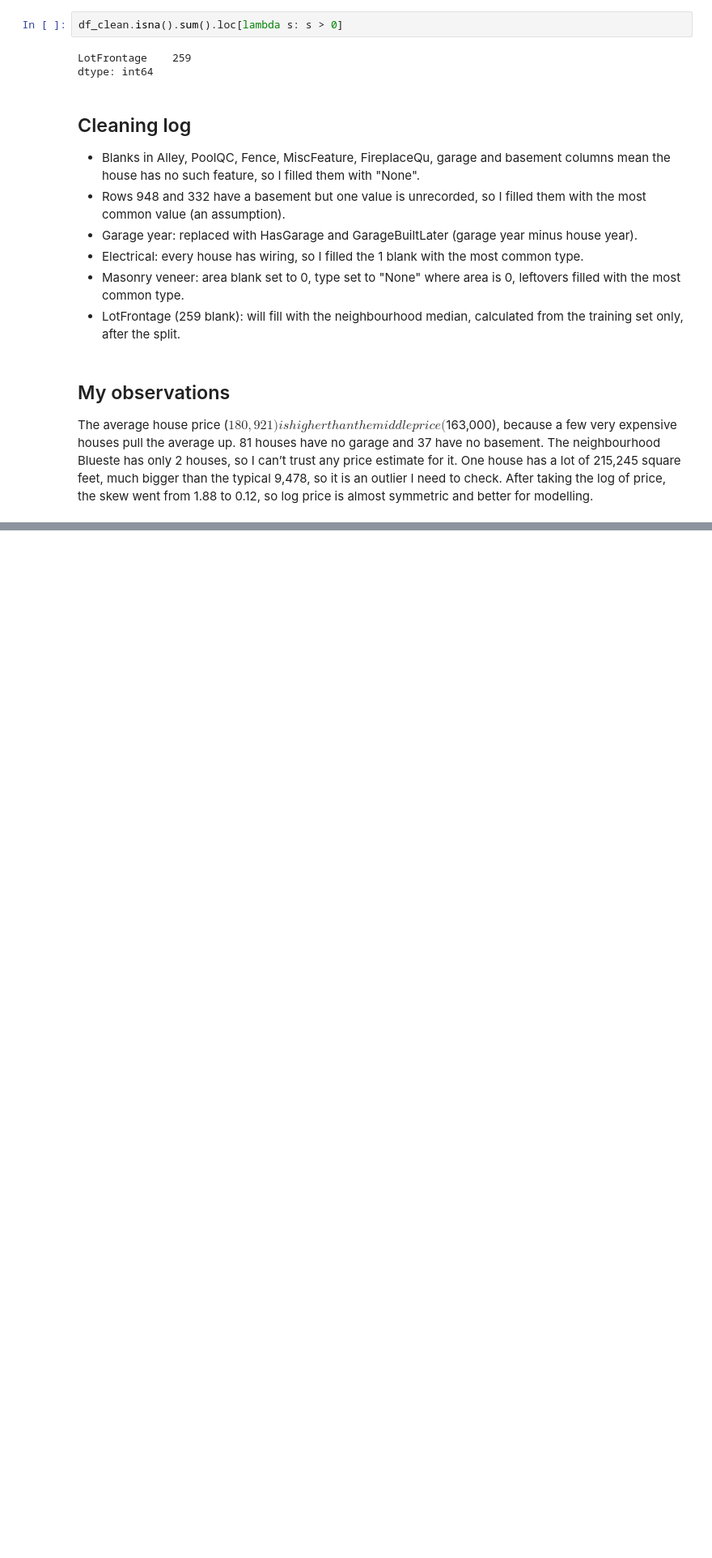
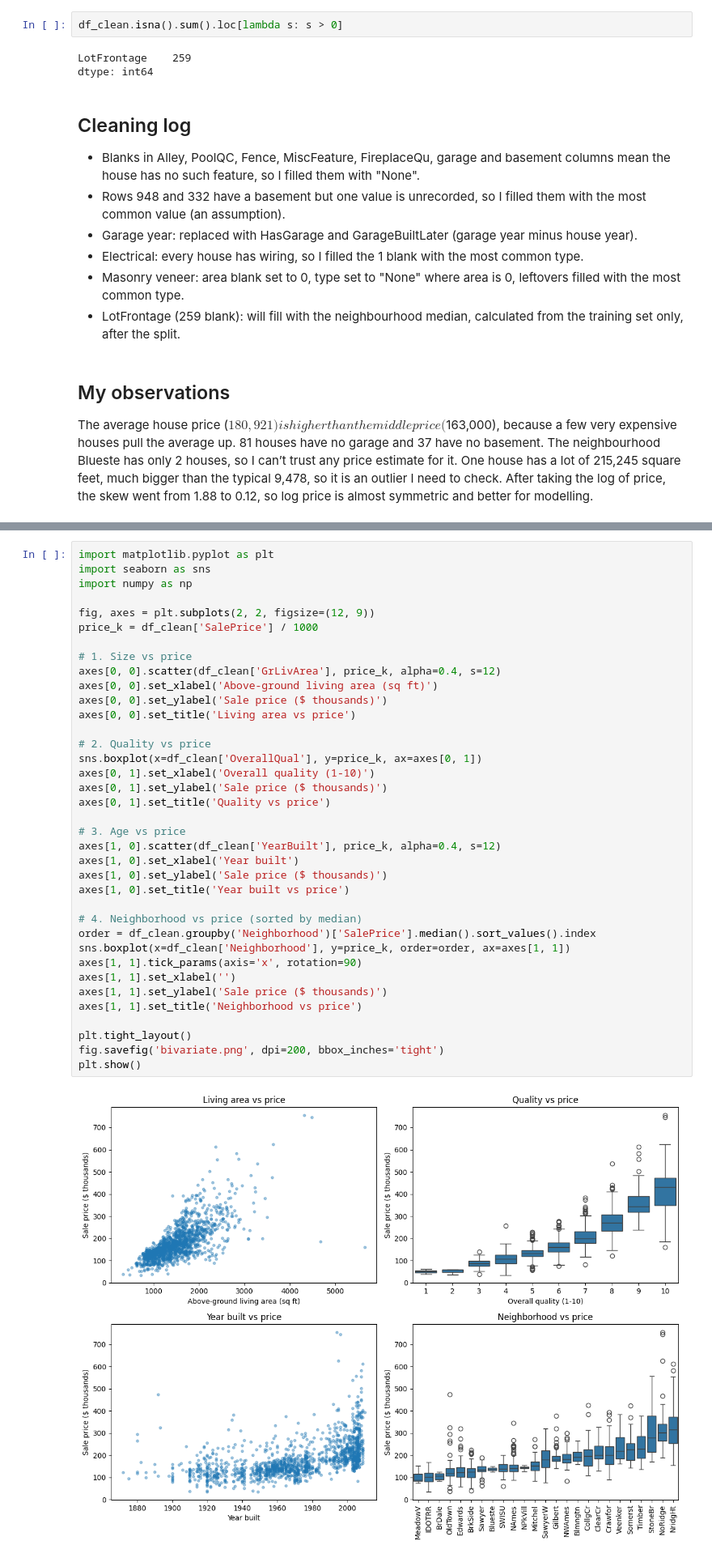
Before and after one commit to msbtaich/ames-housing-regression, a Jupyter notebook: 01_eda.ipynb, the cells around one changed output, grey strips where cells are left out. Shown at 81% size. Drawn from its saved outputs; the diff is of its cells as text; blank space fills up the shorter version.

```diff
--- a/01_eda.ipynb
+++ b/01_eda.ipynb
@@ -242,0 +251,39 @@ plt.show()
+# %%
+import matplotlib.pyplot as plt
+import seaborn as sns
+import numpy as np
+
+fig, axes = plt.subplots(2, 2, figsize=(12, 9))
+price_k = df_clean['SalePrice'] / 1000
+
+# 1. Size vs price
+axes[0, 0].scatter(df_clean['GrLivArea'], price_k, alpha=0.4, s=12)
+axes[0, 0].set_xlabel('Above-ground living area (sq ft)')
+axes[0, 0].set_ylabel('Sale price ($ thousands)')
+axes[0, 0].set_title('Living area vs price')
+
+# 2. Quality vs price
+sns.boxplot(x=df_clean['OverallQual'], y=price_k, ax=axes[0, 1])
+axes[0, 1].set_xlabel('Overall quality (1-10)')
+axes[0, 1].set_ylabel('Sale price ($ thousands)')
+axes[0, 1].set_title('Quality vs price')
+
+# 3. Age vs price
+axes[1, 0].scatter(df_clean['YearBuilt'], price_k, alpha=0.4, s=12)
+axes[1, 0].set_xlabel('Year built')
+axes[1, 0].set_ylabel('Sale price ($ thousands)')
+axes[1, 0].set_title('Year built vs price')
+
+# 4. Neighborhood vs price (sorted by median)
+order = df_clean.groupby('Neighborhood')['SalePrice'].median().sort_values().index
+sns.boxplot(x=df_clean['Neighborhood'], y=price_k, order=order, ax=axes[1, 1])
+axes[1, 1].tick_params(axis='x', rotation=90)
+axes[1, 1].set_xlabel('')
+axes[1, 1].set_ylabel('Sale price ($ thousands)')
+axes[1, 1].set_title('Neighborhood vs price')
+
+plt.tight_layout()
+fig.savefig('bivariate.png', dpi=200, bbox_inches='tight')
+plt.show()
+# %% [output]
+[figure, added]
```
Also changed, not shown: parts of 4 cells of this notebook, 2 other files.
